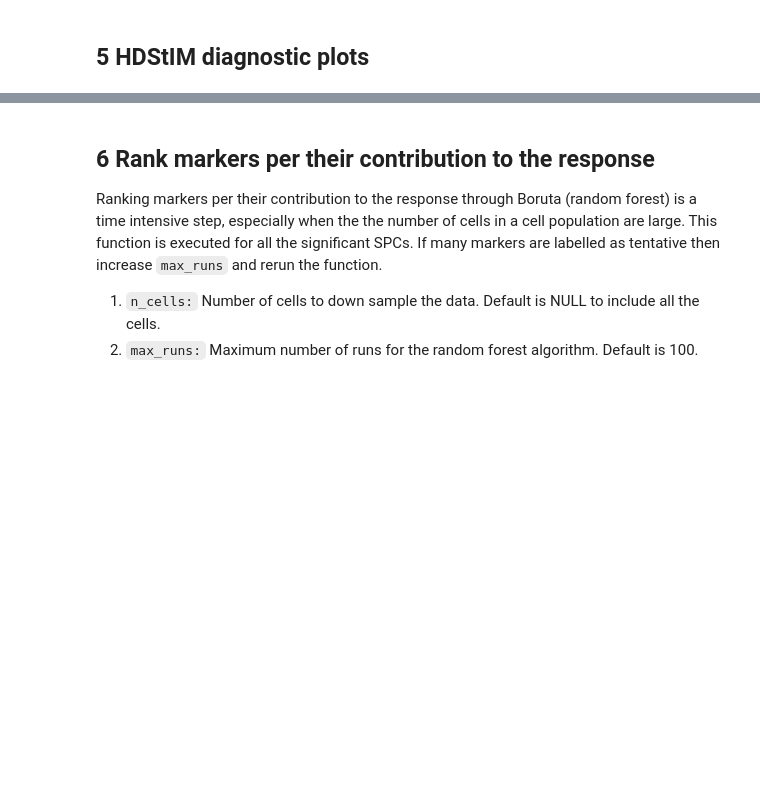
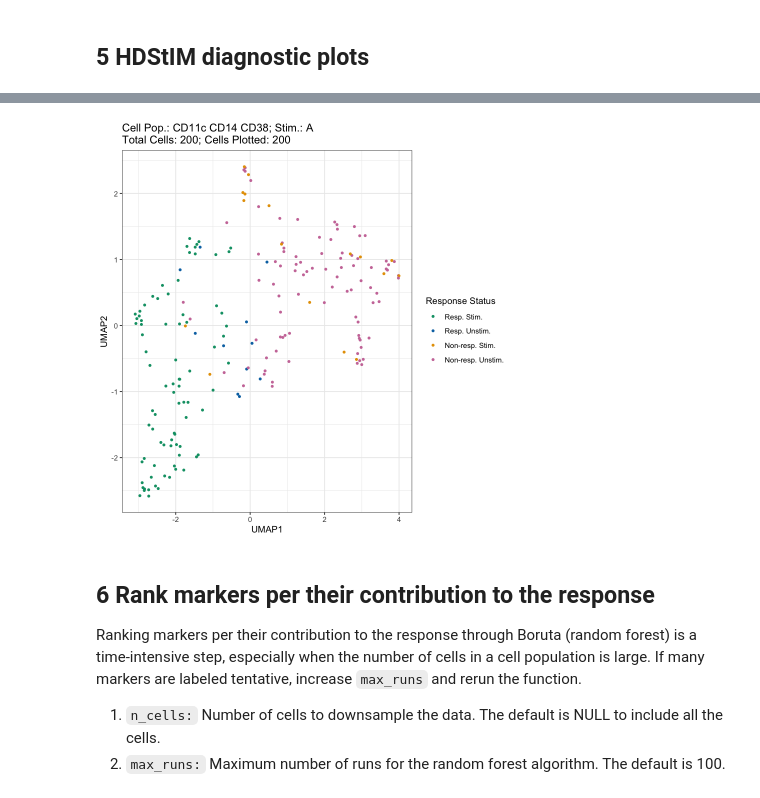
Before and after one commit to rohitfarmer/ColabHDStIM, a Jupyter notebook: ColabHDStIM.ipynb, the cells around one changed output, grey strips where cells are left out. Drawn from its saved outputs; the diff is of its cells as text; code cells hidden in the pictures; blank space fills up the shorter version.

```diff
--- a/ColabHDStIM.ipynb
+++ b/ColabHDStIM.ipynb
@@ -125,2 +167,12 @@ data_table.enable_dataframe_formatter()
 # %% [markdown]
 ## 5 HDStIM diagnostic plots
+# %%
+#@title 5.1 Generate and cache all the plots
+cat("Generating plots for K-means and Fisher's exact test results.\n")
+k_plots <- plot_K_Fisher(mapped_data, path = NULL, verbose = FALSE)
+cat("Generating plots for pre and post-HDStIM response marker distribution (very slow).\n")
+e_plots <- plot_exprs(mapped_data, path = NULL,verbose = FALSE)
+if("umap" %in% names(mapped_data)){
+  cat("Generate UMAPs to show responding and non responding cells.")
+  u_plots <- plot_umap(mapped_data, path = NULL, verbose = FALSE)
+}
@@ -156,27 +215,28 @@ plot_index_no = 1 #@param {type:"integer"}
 # %%
-#@title 5.3 Plots to show responsing and non responding cells on a UMAP { run: "auto" }
-%%R
+#@title 5.3 Plots to show responding and non-responding cells on a UMAP
+theme_set(theme_bw())
 if("umap" %in% names(mapped_data)){
-  u_plots <- plot_umap(mapped_data, path = NULL, verbose = FALSE)
   if(n_sig_spc ==0){
       print("Nothing to plot here.")
   } else if(n_sig_spc > 0){
     plot_index_no = 1 #@param {type:"integer"}
     if(plot_index_no <= n_sig_spc & plot_index_no > 0){
       u_plots[[plot_index_no]]
     } else {
         print("The selected value is not in the index.")
     }
   }
 }else{
     print("Umaps were not generated.")
 }
+# %% [output]
+[figure, added]
 # %% [markdown]
 ## 6 Rank markers per their contribution to the response
 
-Ranking markers per their contribution to the response through Boruta (random forest) is a time intensive step, especially when the the number of cells in a cell population are large. This function is executed for all the significant SPCs. If many markers are labelled as tentative then increase `max_runs` and rerun the function.
+Ranking markers per their contribution to the response through Boruta (random forest) is a time-intensive step, especially when the number of cells in a cell population is large. If many markers are labeled tentative, increase `max_runs` and rerun the function.
 
-1. `n_cells:` Number of cells to down sample the data. Default is NULL to include all the cells.
-2. `max_runs:` Maximum number of runs for the random forest algorithm. Default is 100.
+1. `n_cells:` Number of cells to downsample the data. The default is NULL to include all the cells.
+2. `max_runs:` Maximum number of runs for the random forest algorithm. The default is 100.
 # %%
 #@title 6.1 Run marker ranking
```
Also changed, not shown: parts of 29 cells of this notebook.
